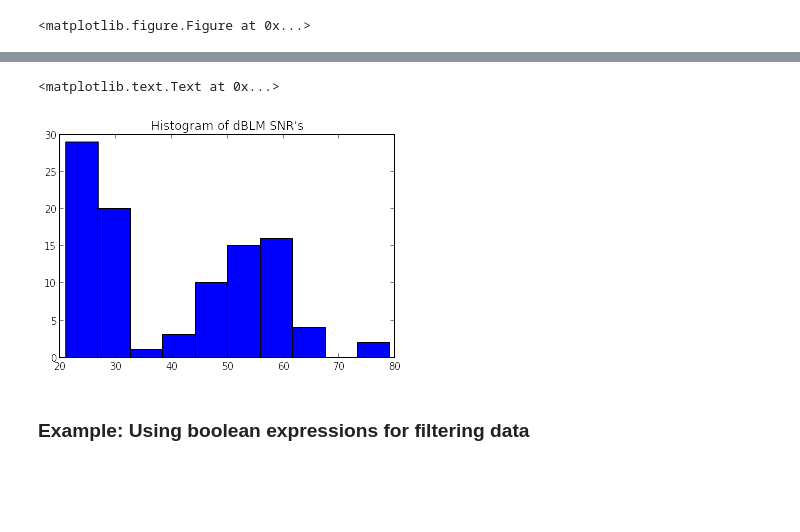
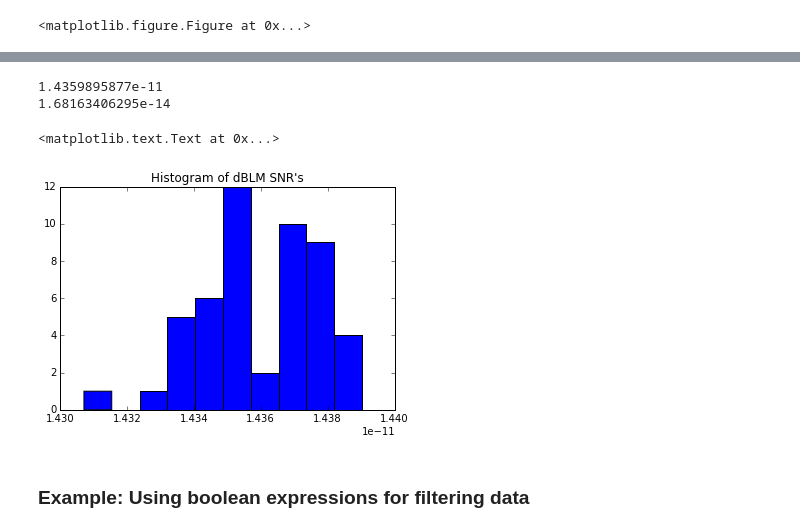
Before and after one commit to OliStein/Frascati_2014_readout, a Jupyter notebook: analysis_plotting_tools.ipynb, the cells around one changed output, grey strips where cells are left out. Saved outputs shown, nothing was run; the diff lists cells and outputs as text; code cells hidden in the pictures; blank space fills up the shorter version.

```diff
--- a/analysis_plotting_tools.ipynb
+++ b/analysis_plotting_tools.ipynb
@@ -8,7 +8,8 @@ import os
 # %%
 #Import the data into the dataframe.
 # filename = '/home/csoerens/Desktop/python/Frascati_Data_Analysis/data/ana_file.csv'
-path = '/Users/Oli/work/Frascati/Frascati_2014_readout/data'
+#path = '/Users/Oli/work/Frascati/Frascati_2014_readout/data'
+path = 'C:\\frascati_data\\data'
 f = 'ana_file.csv'
 filename = os.path.join(path,f)
 
@@ -160,11 +173,15 @@ plt.show()
 # %%
 #Plotting a specific kind of data:
-data = df['dBLM SNR']
+data = df['dBLM charge sig.']
+print np.mean(data)
+print np.std(data)
 plt.hist(data)
 plt.title('Histogram of dBLM SNR\'s')
 # %% [output]
-<matplotlib.text.Text at 0x...>
+1.4359895877e-11
+1.68163406295e-14
+<matplotlib.text.Text at 0x...>
-[figure, old version]
+[figure, new version]
 # %% [markdown]
 ### Example: Using boolean expressions for filtering data
 # %%
```
Also changed, not shown: parts of 4 cells of this notebook, 2 other files.
